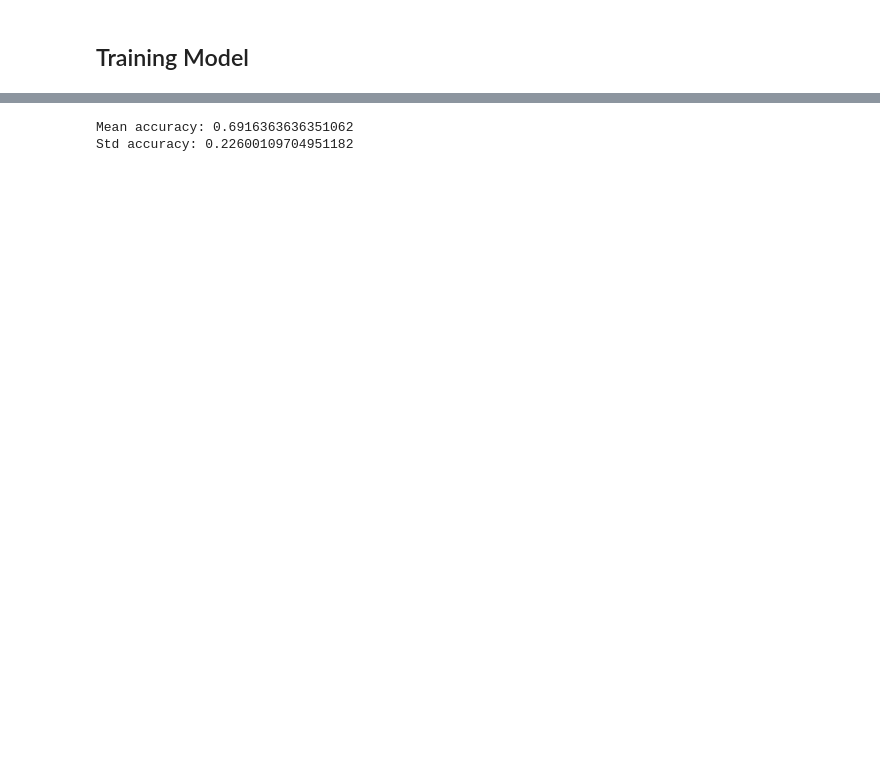
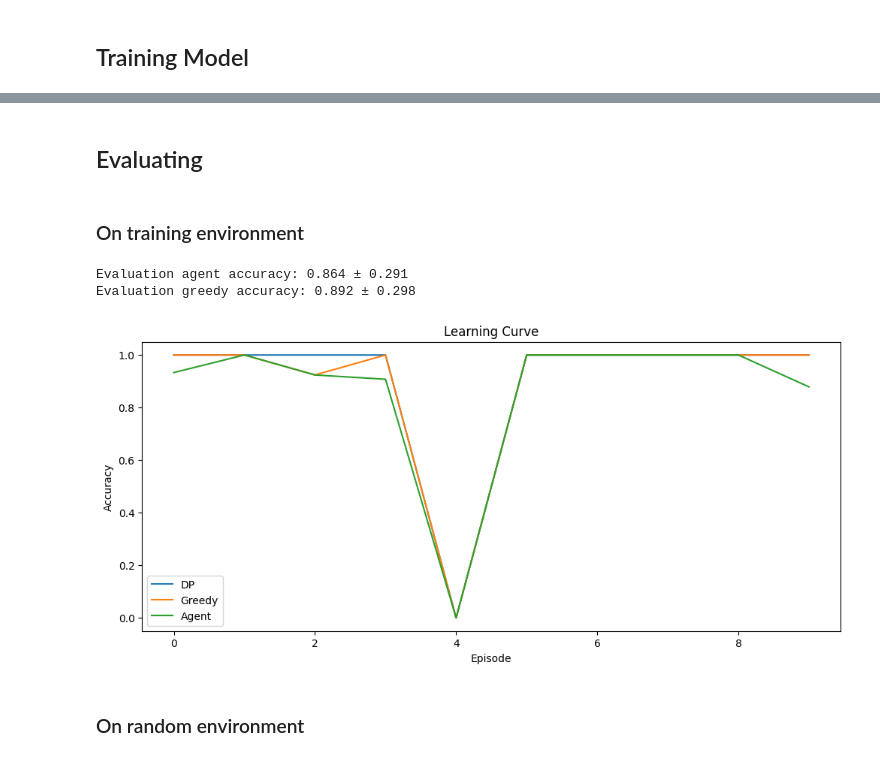
Before and after one commit to giorzang/IntroductionToAI, a Jupyter notebook: improveModel.ipynb, the cells around one changed output, grey strips where cells are left out. Saved outputs shown, nothing was run; the diff lists cells and outputs as text; code cells hidden in the pictures; blank space fills up the shorter version.

```diff
--- a/improveModel.ipynb
+++ b/improveModel.ipynb
@@ -353,18 +311,37 @@ Std accuracy: 0.0
 Training done.
+# %% [markdown]
+## Evaluating
+# %% [markdown]
+### On training environment
 # %%
-accuracies = []
-for _ in range(10):
+# Accuracy Agent
+agent_accuracies = []
+for _ in range(n_samples):
     weights = all_weights[_]
     values = all_values[_]
     capacity = all_capacity[_]
-    optimal = knapsack_dp(env.weights, env.values, env.capacity)
+    model = all_online_net[_]
+    env = KnapsackEnv(n_items=n_items, weights=weights, values=values, capacity=capacity)
+
+    optimal = knapsack_dp(weights, values, capacity)
+    agent = knapsack_agent(env, model)
+    acc = agent / (optimal + 1e-9)
+    agent_accuracies.append(acc)
+
+# Accuracy Greedy
+greedy_accuracies = []
+for _ in range(n_samples):
+    weights = all_weights[_]
+    values = all_values[_]
+    capacity = all_capacity[_]
+    optimal = knapsack_dp(weights, values, capacity)
     total_reward = knapsack_greedy(weights, values, capacity)
 
     acc = total_reward / (optimal + 1e-9)
-    accuracies.append(acc)
+    greedy_accuracies.append(acc)
 
-print("Mean accuracy:", np.mean(accuracies))
-print("Std accuracy:", np.std(accuracies))
+print(f"\nEvaluation agent accuracy: {np.mean(agent_accuracies):.3f} ± {np.std(agent_accuracies):.3f}")
+print(f"Evaluation greedy accuracy: {np.mean(greedy_accuracies):.3f} ± {np.std(greedy_accuracies):.3f}")
 # %% [output]
-Mean accuracy: 0.6916363636351062
-Std accuracy: 0.22600109704951182
+Evaluation agent accuracy: 0.864 ± 0.291
+Evaluation greedy accuracy: 0.892 ± 0.298
@@ -379,0 +348,32 @@ Std accuracy: 0.22600109704951182
+# %%
+dp_acc = []
+greedy_acc = []
+agent_acc = []
+for _ in range(n_samples):
+    weights = all_weights[_]
+    values = all_values[_]
+    capacity = all_capacity[_]
+    model = all_online_net[_]
+    env = KnapsackEnv(n_items=n_items, weights=weights, values=values, capacity=capacity)
+
+    agent_result = knapsack_agent(env, model)
+    dp_result = knapsack_dp(weights, values, capacity)
+    greedy_result = knapsack_greedy(weights, values, capacity)
+
+    dp_acc.append(dp_result / (dp_result + 1e-9))
+    greedy_acc.append(greedy_result / (dp_result + 1e-9))
+    agent_acc.append(agent_result / (dp_result + 1e-9))
+
+plt.figure(figsize=(12,5))
+plt.plot(dp_acc, label="DP")
+plt.plot(greedy_acc, label="Greedy")
+plt.plot(agent_acc, label="Agent")
+plt.xlabel("Episode")
+plt.ylabel("Accuracy")
+plt.title("Learning Curve")
+plt.legend()
+plt.show()
+# %% [output]
+[figure, added]
+# %% [markdown]
+### On random environment
```
Also changed, not shown: parts of 5 cells of this notebook, 1 other file.
